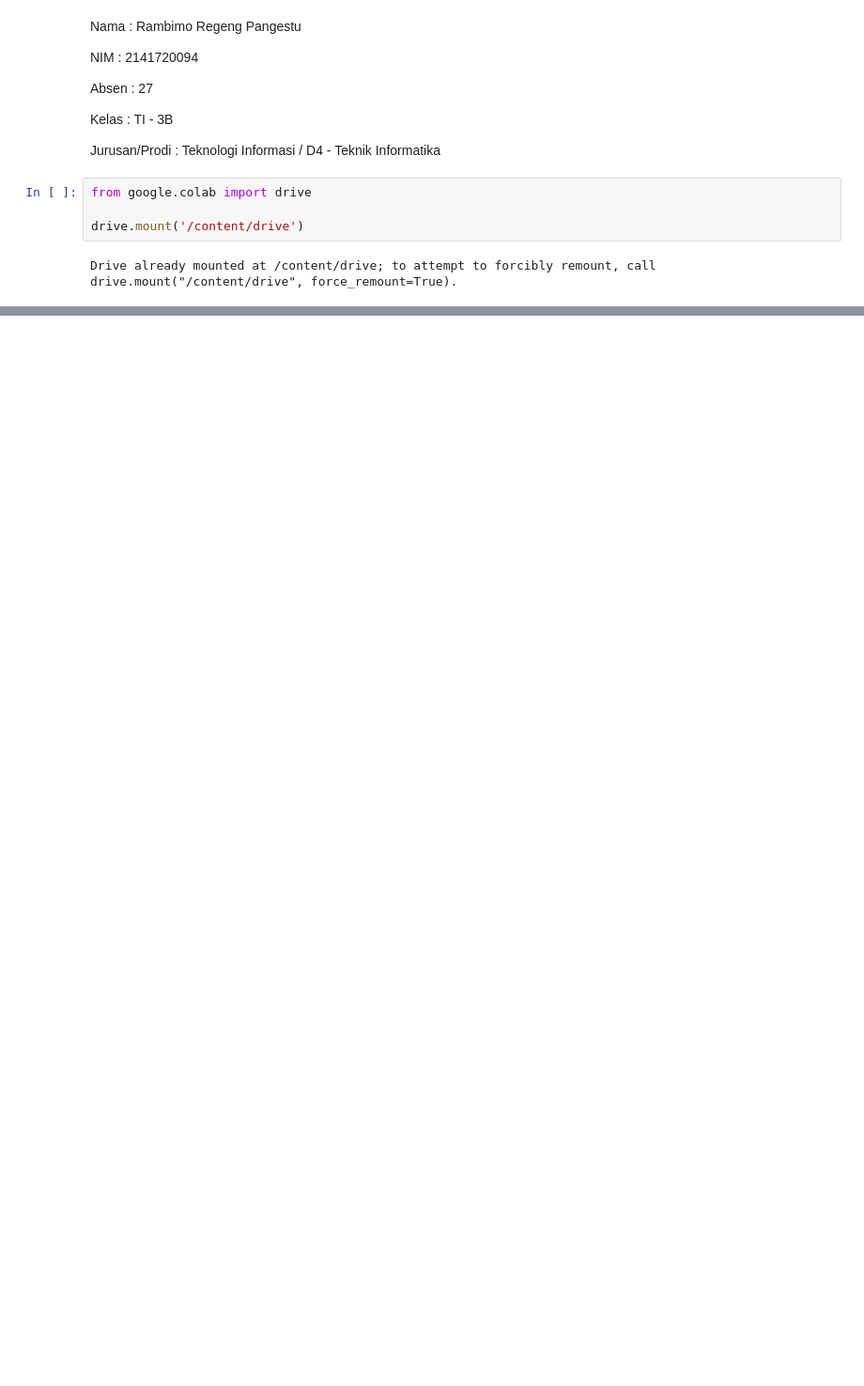
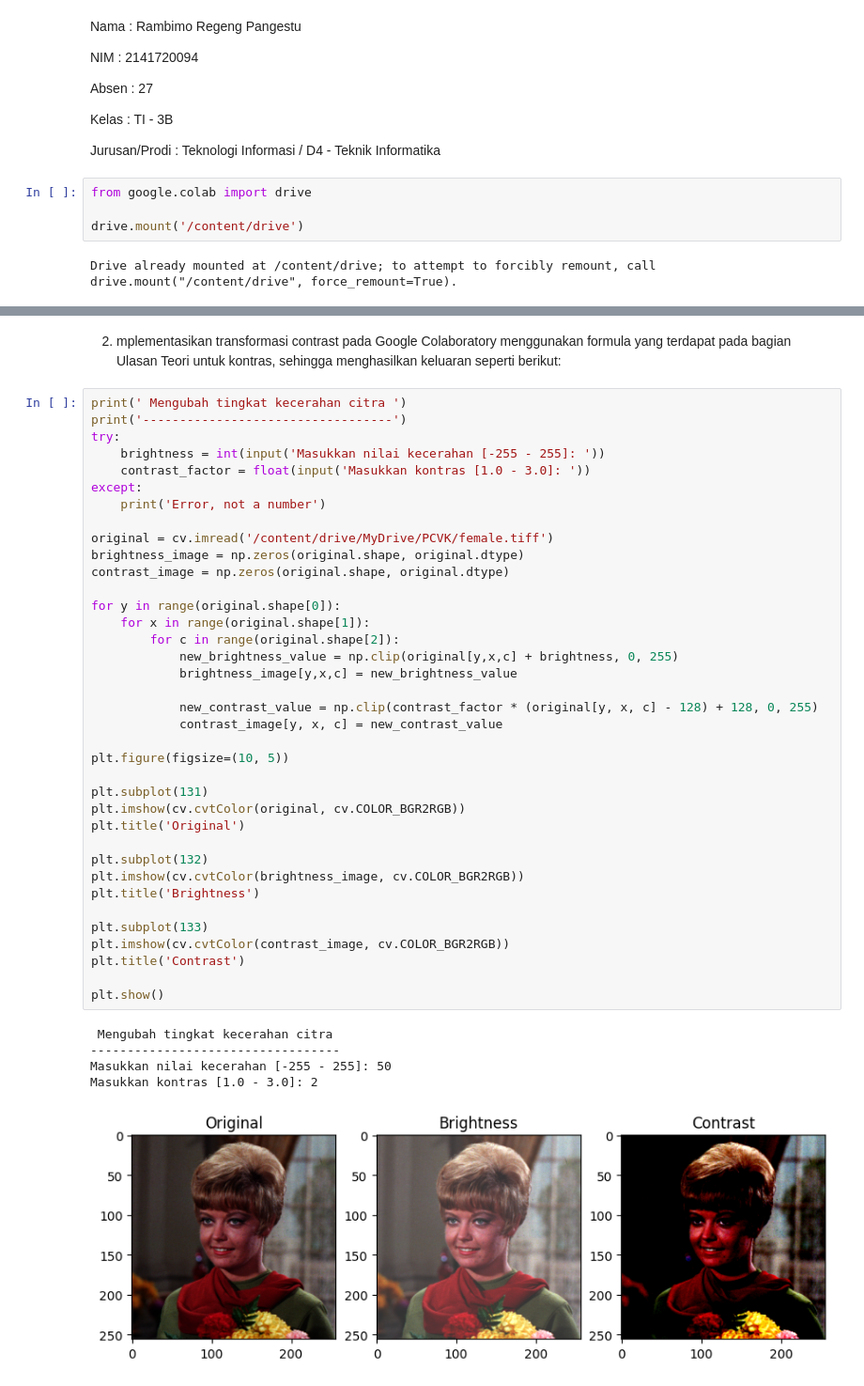
Before and after one commit to Rambimo/PCVK_Ganjil_2023, a Jupyter notebook: Week3.ipynb, the cells around one changed output, grey strips where cells are left out. Shown at 94% size. Cells and saved outputs as stored; diff of their text form; blank space fills up the shorter version.

```diff
--- a/Week3.ipynb
+++ b/Week3.ipynb
@@ -48,0 +86,45 @@ Masukkan nilai kecerahan: 50
+# %% [markdown]
+2. mplementasikan transformasi contrast pada Google Colaboratory menggunakan formula yang terdapat pada bagian Ulasan Teori untuk kontras, sehingga menghasilkan keluaran seperti berikut:
+# %%
+print(' Mengubah tingkat kecerahan citra ')
+print('----------------------------------')
+try:
+    brightness = int(input('Masukkan nilai kecerahan [-255 - 255]: '))
+    contrast_factor = float(input('Masukkan kontras [1.0 - 3.0]: '))
+except:
+    print('Error, not a number')
+
+original = cv.imread('/content/drive/MyDrive/PCVK/female.tiff')
+brightness_image = np.zeros(original.shape, original.dtype)
+contrast_image = np.zeros(original.shape, original.dtype)
+
+for y in range(original.shape[0]):
+    for x in range(original.shape[1]):
+        for c in range(original.shape[2]):
+            new_brightness_value = np.clip(original[y,x,c] + brightness, 0, 255)
+            brightness_image[y,x,c] = new_brightness_value
+
+            new_contrast_value = np.clip(contrast_factor * (original[y, x, c] - 128) + 128, 0, 255)
+            contrast_image[y, x, c] = new_contrast_value
+
+plt.figure(figsize=(10, 5))
+
+plt.subplot(131)
+plt.imshow(cv.cvtColor(original, cv.COLOR_BGR2RGB))
+plt.title('Original')
+
+plt.subplot(132)
+plt.imshow(cv.cvtColor(brightness_image, cv.COLOR_BGR2RGB))
+plt.title('Brightness')
+
+plt.subplot(133)
+plt.imshow(cv.cvtColor(contrast_image, cv.COLOR_BGR2RGB))
+plt.title('Contrast')
+
+plt.show()
+# %% [output]
+ Mengubah tingkat kecerahan citra
+----------------------------------
+Masukkan nilai kecerahan [-255 - 255]: 50
+Masukkan kontras [1.0 - 3.0]: 2
+[figure, added]
```
Also changed, not shown: parts of 10 cells of this notebook.
